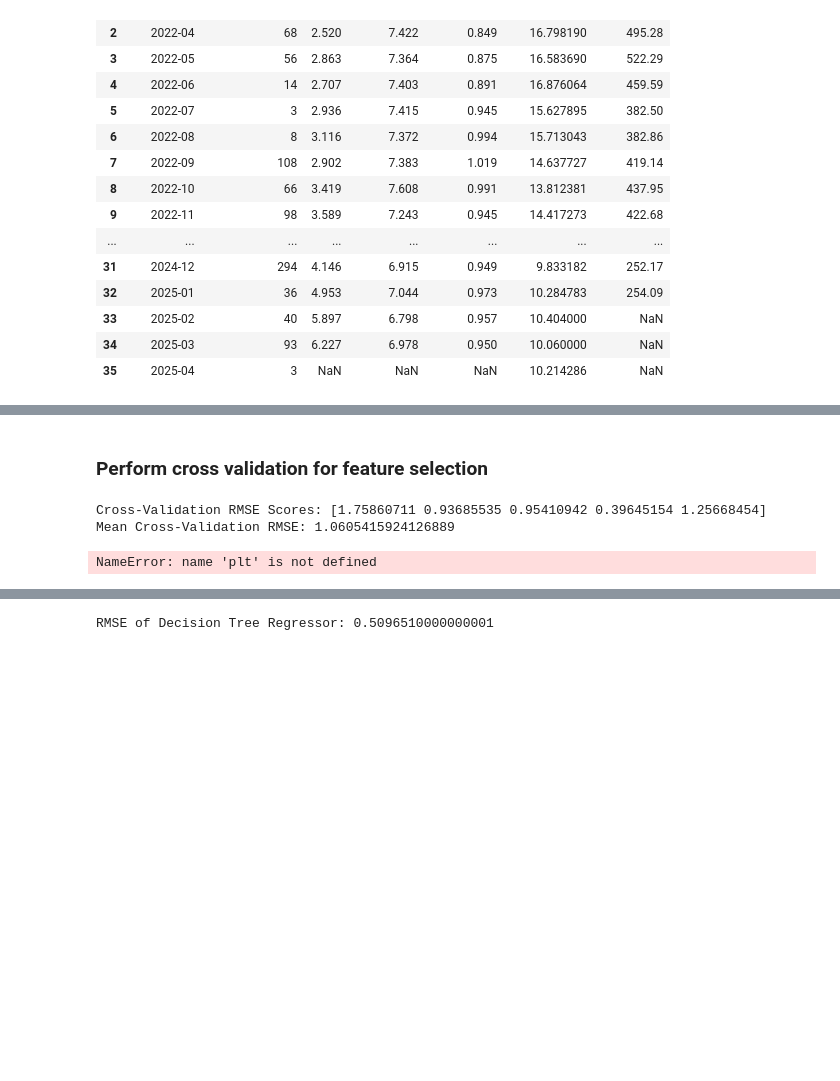
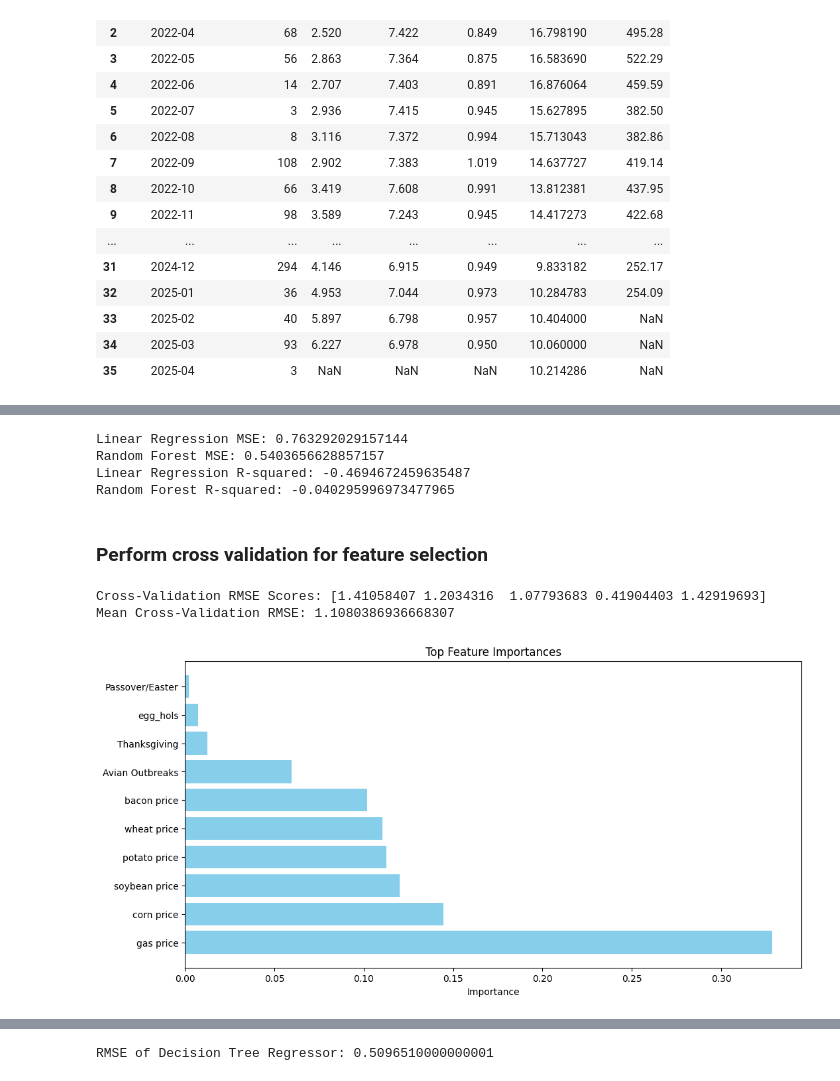
Before and after one commit to xeniachen-01/142a-eggs, a Jupyter notebook: project.ipynb, the cells around one changed output, grey strips where cells are left out. Cells and saved outputs as stored; diff of their text form; code cells hidden in the pictures; blank space fills up the shorter version.

```diff
--- a/project.ipynb
+++ b/project.ipynb
@@ -341,0 +402,4 @@ df
+# %%
+# Merge df and egg_hols on Year-Month
+df = pd.merge(df, egg_hols, left_on="Year-Month", right_on="Year-Month", how="left")
+df.head()
@@ -341,0 +415,12 @@ df
+# %%
+# Import the U.S._All_Grades_All_Formulations_Retail_Gasoline_Prices.csv file
+gas_prices = pd.read_csv("U.S._All_Grades_All_Formulations_Retail_Gasoline_Prices.csv")
+gas_prices.head()
+
+# Rename the second column to "gas price"
+gas_prices = gas_prices.rename(columns={gas_prices.columns[1]: "gas price"})
+gas_prices.head()
+
+gas_prices['Year-Month'] = pd.to_datetime(gas_prices['Year-Month'])
+gas_prices['Year-Month'] = gas_prices['Year-Month'].dt.to_period('M')
+gas_prices.head()
@@ -341,0 +456,4 @@ df
+# %%
+# Merge df and gas_prices on Year-Month
+df = pd.merge(df, gas_prices, left_on="Year-Month", right_on="Year-Month", how="left")
+df.head()
@@ -342,9 +469,9 @@ df
 # %%
-# Encode Year-Month as an integer "months since start"
-i = 0
-# Calculate months_since_start based on the Year-Month column
-df['months_since_start'] = (df['Year-Month'] - df['Year-Month'].min()).apply(lambda x: x.n)
+# # Encode Year-Month as an integer "months since start"
+# i = 0
+# # Calculate months_since_start based on the Year-Month column
+# df['months_since_start'] = (df['Year-Month'] - df['Year-Month'].min()).apply(lambda x: x.n)
 
-# Drop Year-Month column from df
-df = df.drop(columns=["Year-Month"])
-df
+# # Drop Year-Month column from df
+# df = df.drop(columns=["Year-Month"])
+# df
@@ -422,7 +525,41 @@ Random Forest R^2: 0.3396126914424823
+# %%
+df_no_dates = df.drop(columns=["Year-Month"])
+#Drop NaN values from df_no_dates
+df_no_dates = df_no_dates.dropna()
+df_no_dates.head()
+
+# Split the data into training and testing sets
+X_train, X_test, y_train, y_test = train_test_split(df_no_dates.drop(columns=["Price"]), df_no_dates["Price"], test_size=0.2, random_state=42)
+X_train.shape, X_test.shape, y_train.shape, y_test.shape
+# Initialize the models
+lin_reg = LinearRegression()
+rf_reg = RandomForestRegressor(n_estimators=100, random_state=42)
+# Fit the models to the training data
+lin_reg.fit(X_train, y_train)
+rf_reg.fit(X_train, y_train)
+# Make predictions on the test data
+y_pred_lin = lin_reg.predict(X_test)
+y_pred_rf = rf_reg.predict(X_test)
+# Calculate the mean squared error and R-squared for both models
+mse_lin = mean_squared_error(y_test, y_pred_lin)
+mse_rf = mean_squared_error(y_test, y_pred_rf)
+r2_lin = r2_score(y_test, y_pred_lin)
+r2_rf = r2_score(y_test, y_pred_rf)
+# Print the results
+print("Linear Regression MSE:", mse_lin)
+print("Random Forest MSE:", mse_rf)
+print("Linear Regression R-squared:", r2_lin)
+print("Random Forest R-squared:", r2_rf)
+# %% [output]
+Linear Regression MSE: 0.763292029157144
+Random Forest MSE: 0.5403656628857157
+Linear Regression R-squared: -0.4694672459635487
+Random Forest R-squared: -0.040295996973477965
 # %% [markdown]
 ### Perform cross validation for feature selection
 # %%
 # Perform cross validation for feature selection
+from matplotlib import pyplot as plt
 from sklearn.model_selection import cross_val_score
 from sklearn.feature_selection import SelectFromModel
 from sklearn.ensemble import RandomForestRegressor
@@ -430,35 +567,37 @@ from sklearn.pipeline import Pipeline
 from sklearn.preprocessing import StandardScaler
 
 # Create a pipeline with scaling and feature selection
 pipeline = Pipeline(steps=[
     ('scaler', StandardScaler()),
     ('feature_selection', SelectFromModel(RandomForestRegressor(random_state=42))),
     ('model', RandomForestRegressor(random_state=42))
 ])
+
+# X = X.drop(columns=["Year-Month"])
+
 # Perform cross-validation
 cv_scores = cross_val_score(pipeline, X, y, cv=5, scoring='neg_mean_squared_error')
 # Convert negative MSE to RMSE
 rmse_scores = (-cv_scores) ** 0.5
 # Print the RMSE scores for each fold
 print("Cross-Validation RMSE Scores:", rmse_scores)
 # Print the mean RMSE score
 print("Mean Cross-Validation RMSE:", rmse_scores.mean())
 # Feature importance from Random Forest model
 rf_model = RandomForestRegressor(random_state=42)
 rf_model.fit(X, y)
 importances = rf_model.feature_importances_
 feature_names = X.columns
 importances_df = pd.DataFrame({'Feature': feature_names, 'Importance': importances})
 importances_df = importances_df.sort_values(by='Importance', ascending=False)
 importances_df.head(10)
 # Plot feature importances
 plt.figure(figsize=(12, 6))
 plt.barh(importances_df['Feature'][:10], importances_df['Importance'][:10], color='skyblue')
 plt.xlabel('Importance')
-plt.title('Top 10 Feature Importances')
-plt.gca().invert_yaxis()
+plt.title('Top Feature Importances')
 plt.show()
 # %% [output]
-Cross-Validation RMSE Scores: [1.75860711 0.93685535 0.95410942 0.39645154 1.25668454]
-Mean Cross-Validation RMSE: 1.0605415924126889
+Cross-Validation RMSE Scores: [1.41058407 1.2034316  1.07793683 0.41904403 1.42919693]
+Mean Cross-Validation RMSE: 1.1080386936668307
-NameError: name 'plt' is not defined
+[figure, added]
```
Also changed, not shown: parts of 29 cells of this notebook, 5 other files.
